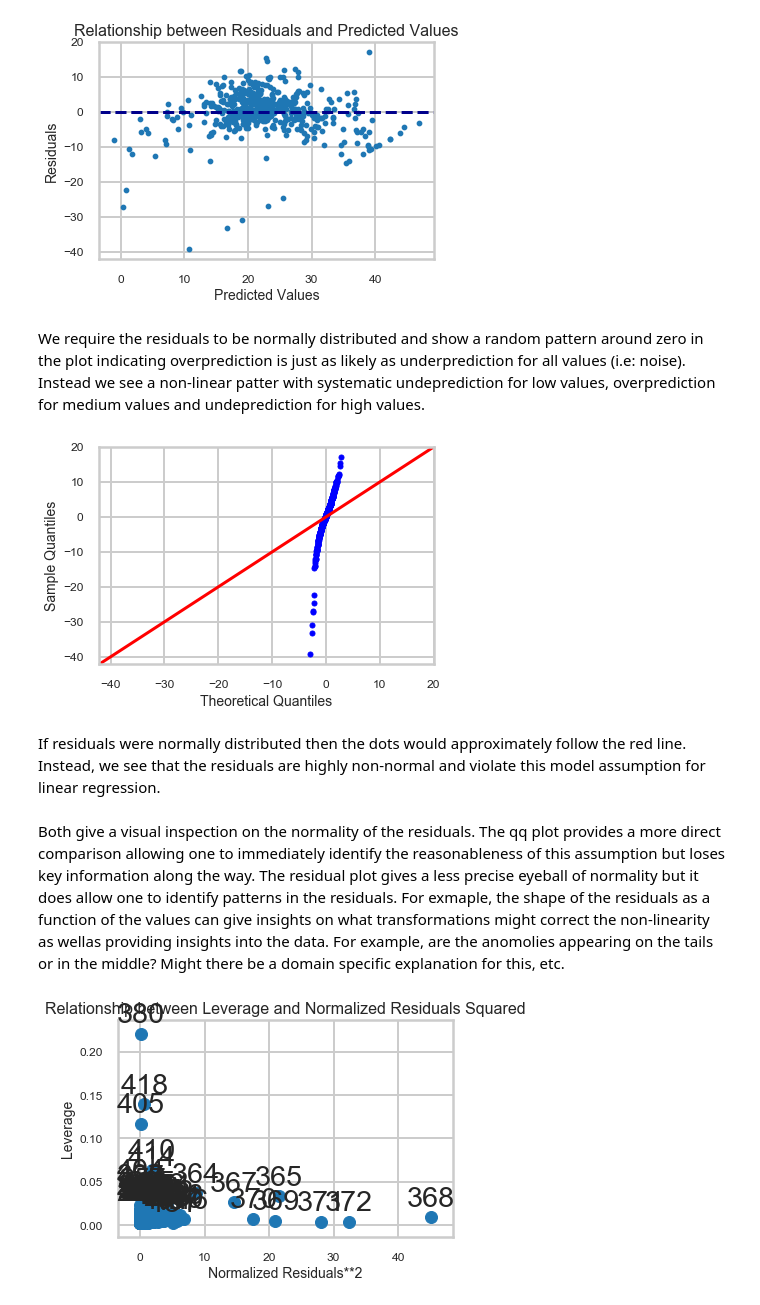
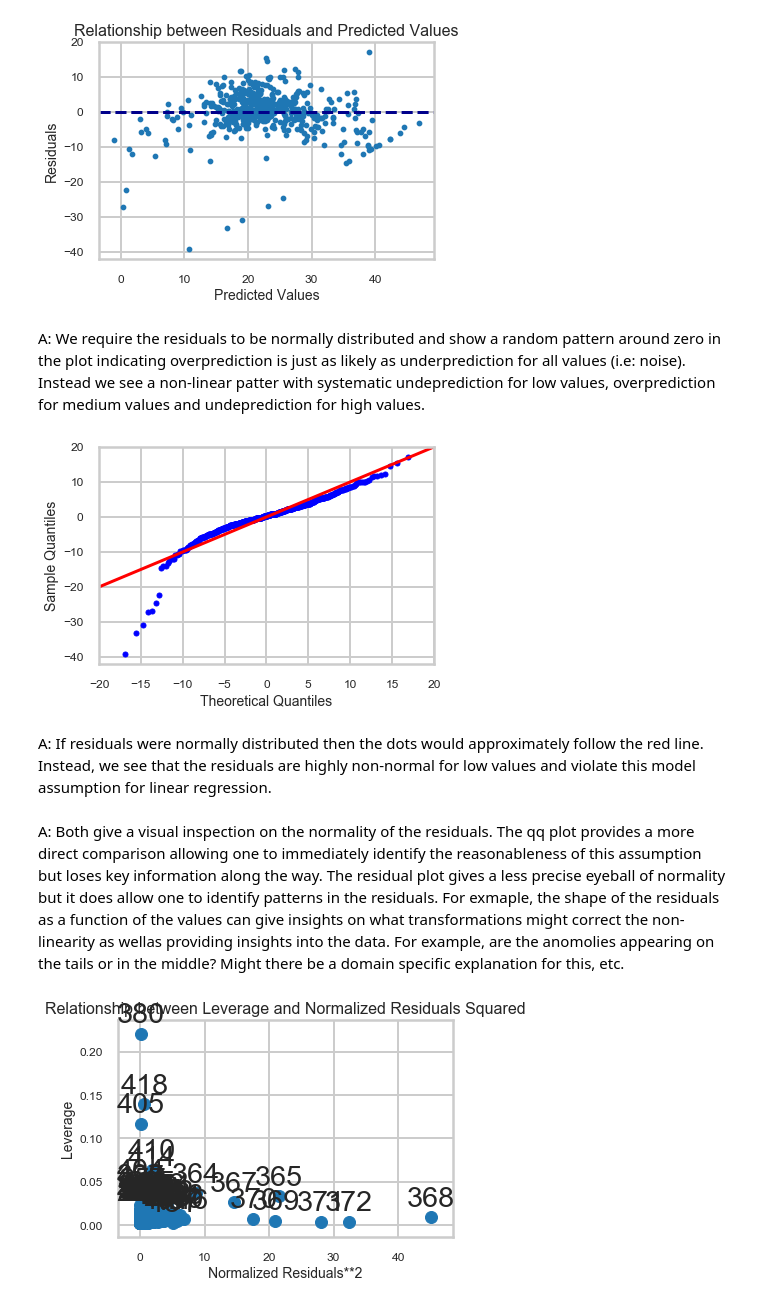
Before and after one commit to gslicht/Springboard, a Jupyter notebook: gary_licht_linear_reg_exercise.ipynb, the cells around one changed output. Saved outputs shown, nothing was run; the diff lists cells and outputs as text; code cells hidden in the pictures.

```diff
--- a/gary_licht_linear_reg_exercise.ipynb
+++ b/gary_licht_linear_reg_exercise.ipynb
@@ -985,16 +1016,17 @@ _ = plt.axhline(y=0, color='darkblue', linestyle='--')
 # %% [output]
 [figure]
 # %% [markdown]
-We require the residuals to be normally distributed and show a random pattern around zero in the plot indicating overprediction is just as likely as underprediction for all values (i.e: noise). Instead we see a non-linear patter with systematic undeprediction for low values, overprediction for medium values and undeprediction for high values.
+A: We require the residuals to be normally distributed and show a random pattern around zero in the plot indicating overprediction is just as likely as underprediction for all values (i.e: noise). Instead we see a non-linear patter with systematic undeprediction for low values, overprediction for medium values and undeprediction for high values.
 # %%
-_ = sm.qqplot(resid, line ='45', markersize=5)
+_ = sm.qqplot(resid, loc=np.mean(resid), scale=np.std(resid), line='45', markersize=5)
+_ = plt.xlim(-20,20)
 _ = plt.xlabel("Theoretical Quantiles", fontsize=14)
 _ = plt.ylabel("Sample Quantiles", fontsize=14)
 _ = plt.tick_params(labelsize=12)
 # %% [output]
-[figure, old version]
+[figure, new version]
 # %% [markdown]
-If residuals were normally distributed then the dots would approximately follow the red line. Instead, we see that the residuals are highly non-normal and violate this model assumption for linear regression.
+A: If residuals were normally distributed then the dots would approximately follow the red line. Instead, we see that the residuals are highly non-normal for low values and violate this model assumption for linear regression.
 # %% [markdown]
-Both give a visual inspection on the normality of the residuals. The qq plot provides a more direct comparison allowing one to immediately identify the reasonableness of this assumption but loses key information along the way. The residual plot gives a less precise eyeball of normality but it does allow one to identify patterns in the residuals. For exmaple, the shape of the residuals as a function of the values can give insights on what transformations might correct the non-linearity as wellas providing insights into the data. For example, are the anomolies appearing on the tails or in the middle? Might there be a domain specific explanation for this, etc.
+A: Both give a visual inspection on the normality of the residuals. The qq plot provides a more direct comparison allowing one to immediately identify the reasonableness of this assumption but loses key information along the way. The residual plot gives a less precise eyeball of normality but it does allow one to identify patterns in the residuals. For exmaple, the shape of the residuals as a function of the values can give insights on what transformations might correct the non-linearity as wellas providing insights into the data. For example, are the anomolies appearing on the tails or in the middle? Might there be a domain specific explanation for this, etc.
 # %%
```
Also changed, not shown: parts of 44 cells of this notebook.
